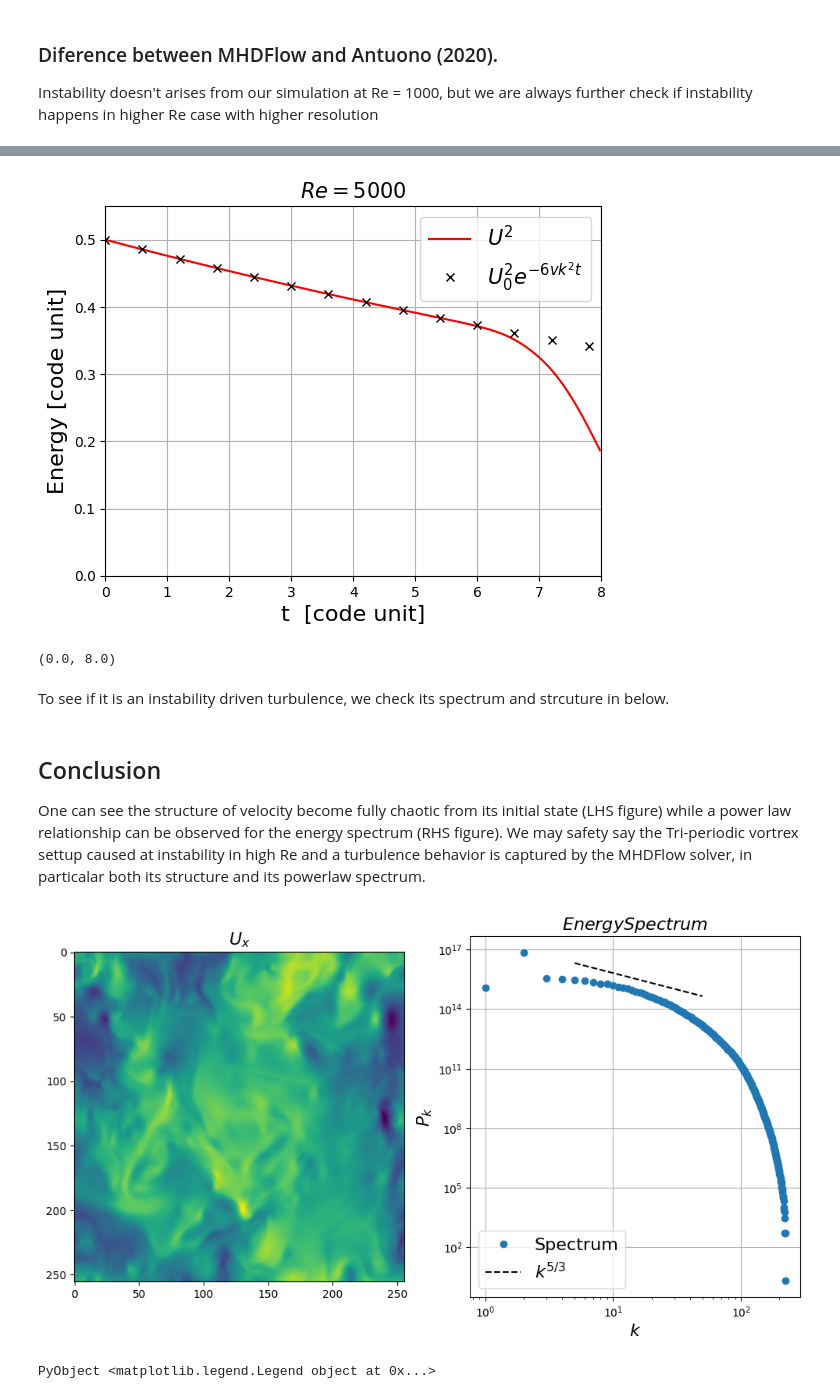
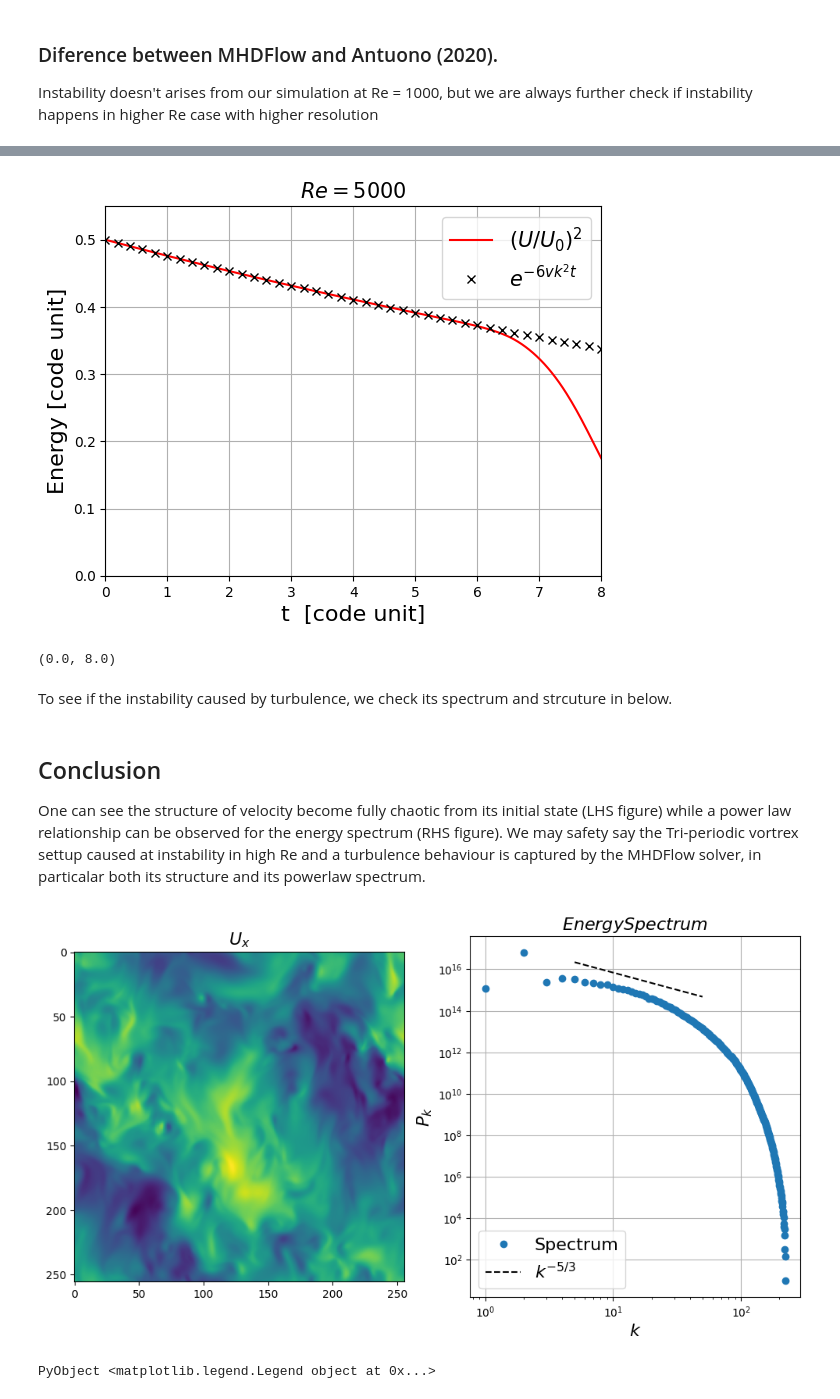
Before and after one commit to MHDFlows/MHDFlows.jl, a Jupyter notebook: example/HD_InstabilityExample.ipynb, the cells around one changed output, grey strips where cells are left out. Cells and saved outputs as stored; diff of their text form; code cells hidden in the pictures.

```diff
--- a/example/HD_InstabilityExample.ipynb
+++ b/example/HD_InstabilityExample.ipynb
@@ -213,7 +246,7 @@ plt.xlim(0,9.0)
 Instability doesn't arises from our simulation at Re = 1000, but we are always further check if instability happens in higher Re case with higher resolution
 # %%
 #Simulation's parameters
-N = 256;
+N  = 256;
 Lx = 2π;
 Re = 5000;
 U0 = 6.5
@@ -222,13 +255,14 @@ dt = 1/500;
 
 # Testing the problem
 # Declare the problem on GPU
-GPUprob  = HDProblem(GPU();nx = N,Lx = Lx,
-                             ν = ν,
-                            nν = 1,
-              # Timestepper and equation options
-                            dt = dt,
-                       stepper = "RK4",
-              # Float type and dealiasing
-                             T = Float32);
+GPUprob  = Problem(GPU();nx = N,
+                         Lx = Lx,
+                          ν = ν,
+                         nν = 1,
+           # Timestepper and equation options
+                         dt = dt,
+                    stepper = "RK4",
+           # Float type and dealiasing
+                          T = Float32);
 GPUprob
 # %% [output]
@@ -268,13 +319,14 @@ From Re~5000 case, we observe the instability behavior in our solver at t ~ 6.5
 # %%
-#Plotting of the change of KE
-t  = KE.t[1:end-2];
-uu = KE.data[1:end-2];
+#Plotting of KE change
+n  = KE.i;
+t  = KE.t[1:n];
+uu = KE.data[1:n];
 uu[1] = U0^2*N^3;
-nn = length(t)-5
+nn = length(t)
 k² = 1
 v0 = 2*π*U0/Re;
-plt.plot(t[1:nn],uu[1:nn]/uu[1]/2,"r",label=L"U^2")
-plt.plot(t[1:30:nn],1/2*exp.(-6*v0*k²*(t[1:30:nn].-t[1])),"kx",label=L"U_0^2 e^{-6vk^2t}")
+plt.plot(t[1:nn],uu[1:nn]/uu[1]/2,"r",label=L"(U/U_0)^2")
+plt.plot(t[1:10:nn],1/2*exp.(-6*v0*k²*(t[1:10:nn].-t[1])),"kx",label=L"e^{-6vk^2t}")
 plt.title(L"Re ="*string(round(Re)),fontsize=15)
 plt.legend(fontsize=15)
 plt.xlabel("t  [code unit]",size=16)
@@ -283,10 +335,10 @@ plt.grid()
 plt.ylim(0,0.55)
 plt.xlim(0,8.0)
 # %% [output]
-[figure, old version]
+[figure, new version]
 (0.0, 8.0)
 # %% [markdown]
-To see if it is an instability driven turbulence, we check its spectrum and strcuture in below.
+To see if the instability caused by turbulence, we check its spectrum and strcuture in below.
 # %%
 #Spectrun Function
 #Athor: KH Yuen
@@ -316,20 +368,20 @@ E = uxc.^2 + uyc.^2 + uzc.^2;
 y,x = spectrallines3D(E);
 # %% [markdown]
 ## Conclusion
-One can see the structure of velocity become fully chaotic from its initial state (LHS figure) while a power law relationship can be observed for the energy spectrum (RHS figure). We may safety say the Tri-periodic vortrex settup caused at instability in high Re and a turbulence behavior is captured by the MHDFlow solver, in particalar both its structure and its powerlaw spectrum.
+One can see the structure of velocity become fully chaotic from its initial state (LHS figure) while a power law relationship can be observed for the energy spectrum (RHS figure). We may safety say the Tri-periodic vortrex settup caused at instability in high Re and a turbulence behaviour is captured by the MHDFlow solver, in particalar both its structure and its powerlaw spectrum.
 # %%
 figure(figsize=(12,6))
 subplot(121)
 imshow(uxc[:,:,5])
 title(L"U_x",size=16)
 subplot(122)
 loglog(x,y,"o",label="Spectrum");
-loglog(x[5:50],y[5]*x[5:50].^(-5/3)*100,"k--",label=L"k^{5/3}")
+loglog(x[5:50],y[5]*x[5:50].^(-5/3)*100,"k--",label=L"k^{-5/3}")
 ylabel(L"P_k}",size=16)
 xlabel(L"k",size=16)
 title(L"Energy Spectrum",size=16)
 grid()
 legend(fontsize=16)
 # %% [output]
-[figure, old version]
+[figure, new version]
 PyObject <matplotlib.legend.Legend object at 0x...>
```
Also changed, not shown: parts of 17 cells of this notebook, 21 other files.
